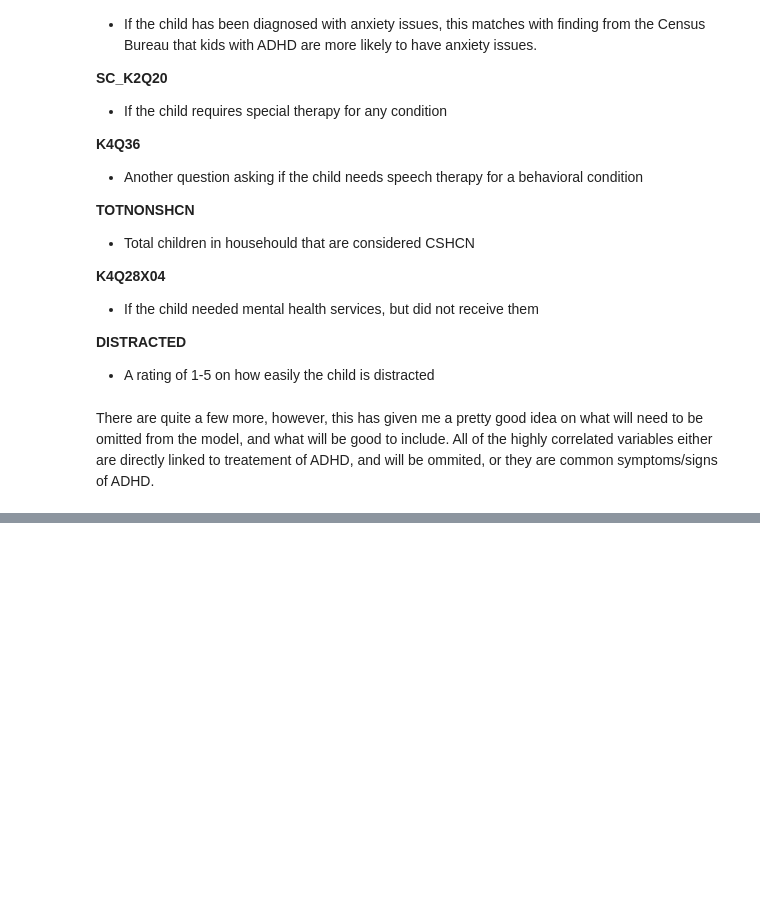
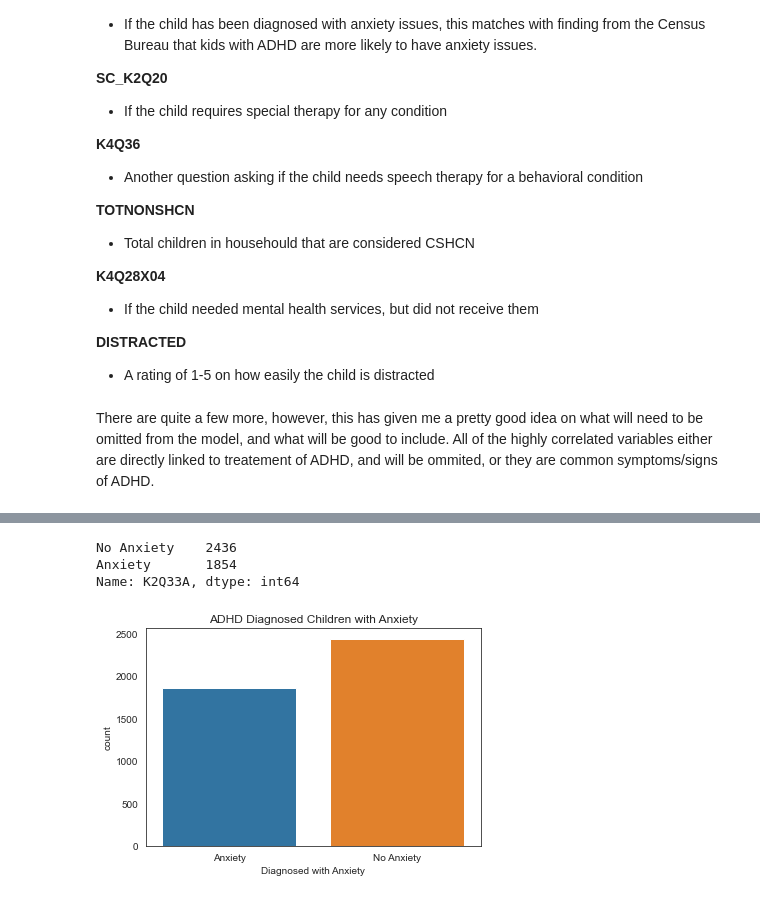
Before and after one commit to austint1121/Undiagnosed-ADHD-Identification, a Jupyter notebook: Notebooks/EDA.ipynb, the cells around one changed output, grey strips where cells are left out. Drawn from its saved outputs; the diff is of its cells as text; code cells hidden in the pictures; blank space fills up the shorter version.

```diff
--- a/Notebooks/EDA.ipynb
+++ b/Notebooks/EDA.ipynb
@@ -346,0 +350,3 @@ There are quite a few more, however, this  has given me a pretty good idea on wh
+# %%
+adhd_df['K2Q33A'] = adhd_df['K2Q33A'].replace({1: 'Anxiety', 2: 'No Anxiety'})
+adhd_df['K2Q32A'] = adhd_df['K2Q32A'].replace({1: 'Depression', 2: 'No Depression'})
@@ -346,0 +364,11 @@ There are quite a few more, however, this  has given me a pretty good idea on wh
+# %%
+adhd_df['K2Q33A'].value_counts()
+# %% [output]
+No Anxiety    2436
+Anxiety       1854
+Name: K2Q33A, dtype: int64
+# %%
+anxiety_figure = sns.countplot(x='K2Q33A', data=adhd_df, order=['Anxiety', 'No Anxiety'])
+anxiety_figure.set(title='ADHD Diagnosed Children with Anxiety', xlabel="Diagnosed with Anxiety");
+# %% [output]
+[figure, added]
```
Also changed, not shown: parts of 6 cells of this notebook.
